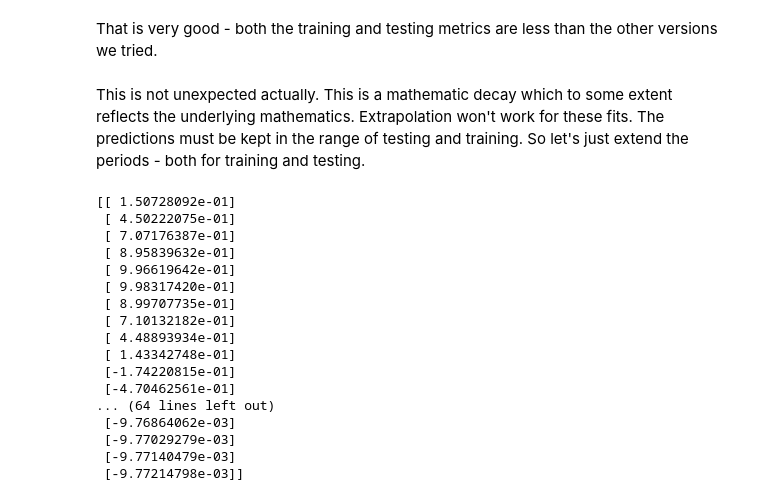
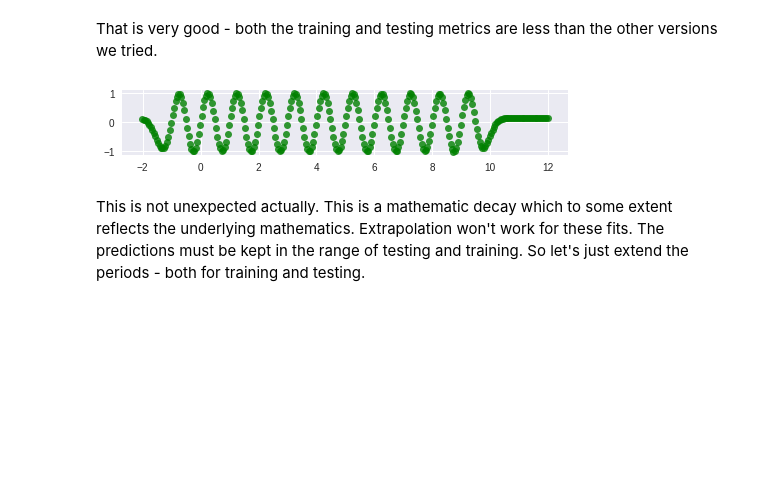
Before and after one commit to jeffreyrnorton/HackersGuideToNeuralNets, a Jupyter notebook: src/RadialBasisFunctionNetwork.ipynb, the cells around one changed output. Cells and saved outputs as stored; diff of their text form; code cells hidden in the pictures; blank space fills up the shorter version.

```diff
--- a/src/RadialBasisFunctionNetwork.ipynb
+++ b/src/RadialBasisFunctionNetwork.ipynb
@@ -294,7 +384,7 @@ Test set metric (RMSE): 3.6847496164680136
 # %% [markdown]
 What happens with a hidden layer with 100 nodes?
 # %%
-model_100, fitting_log_100, test_deviation_100 = run_model(train_X, train_Y, test_X, test_Y, 100, epochs=1000)
+model_100, fitting_log_100, test_deviation_100 = run_model(train_X, train_Y, test_X, test_Y, 100, epochs=500)
 # %%
 output_results(model_100, fitting_log_100, test_deviation_100)
 # %% [output]
@@ -338,34 +407,17 @@ Test set metric (RMSE): 3.8362511618949884
 # %% [markdown]
 That is very good - both the training and testing metrics are less than the other versions we tried.
 # %%
-predict_X = np.arange(0.025, 4.025, 0.05)
-predict_Y = model_50.predict(predict_X)
+px0, pxf = -2.0 - stepsize/3, 12 + stepsize/3
+predict_X = np.arange(px0, pxf, stepsize)
+predict_Y = model_100.predict(predict_X)
 
 # Set up the figure
 f, ax = plt.subplots(figsize=(8, 8))
 ax.set_aspect("equal")
 
 # Draw a density plot for the prediction
 ax = sns.regplot(x=predict_X, y=predict_Y, fit_reg=False, color='green')
+# %% [output]
+[figure, added]
 # %% [markdown]
 This is not unexpected actually.  This is a mathematic decay which to some extent reflects the underlying mathematics.  Extrapolation won't work for these fits.  The predictions must be kept in the range of testing and training.  So let's just extend the periods - both for training and testing.
-# %%
-print(predict_Y)
-# %% [output]
-[[ 1.50728092e-01]
- [ 4.50222075e-01]
- [ 7.07176387e-01]
- [ 8.95839632e-01]
- [ 9.96619642e-01]
- [ 9.98317420e-01]
- [ 8.99707735e-01]
- [ 7.10132182e-01]
- [ 4.48893934e-01]
- [ 1.43342748e-01]
- [-1.74220815e-01]
- [-4.70462561e-01]
-... (64 lines left out)
- [-9.76864062e-03]
- [-9.77029279e-03]
- [-9.77140479e-03]
- [-9.77214798e-03]]
```
Also changed, not shown: parts of 38 cells of this notebook.
